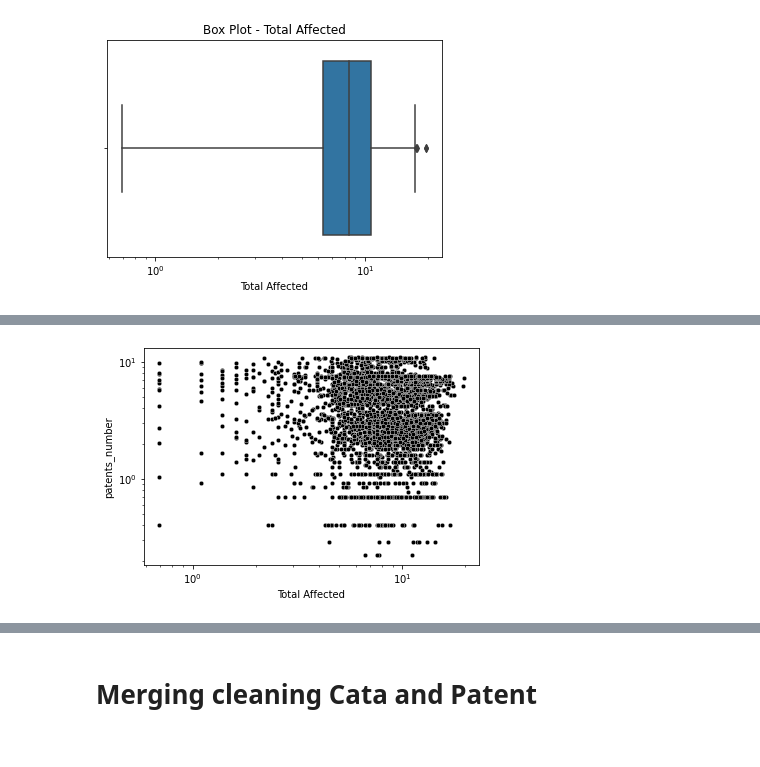
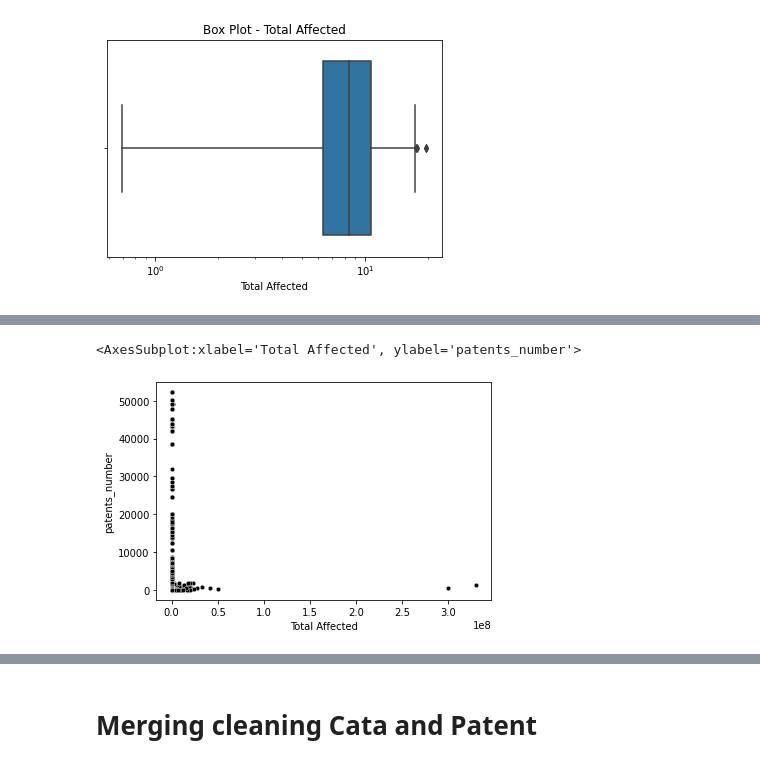
Before and after one commit to igordall/green-patents, a Jupyter notebook: Elephant_V2.ipynb, the cells around one changed output, grey strips where cells are left out. Saved outputs shown, nothing was run; the diff lists cells and outputs as text; code cells hidden in the pictures.

Commit message:
initiated the regressiona analysis :(

```diff
--- a/Elephant_V2.ipynb
+++ b/Elephant_V2.ipynb
@@ -892,7 +970,7 @@ climate_awareness
 # %% [markdown]
 # Merging all datasets
 # %%
-merged = pd.merge(gdp, fdi, on=['Country Name', 'Year'], how='outer')
+merged = pd.merge(gdp, fdi, on=['Country Name', 'Year'], how='inner')
 # %%
 # merged[merged['GDPCap'].isna()]['Country Name'].unique()
 # merged[merged['GDPCap'].isna()]['Country Name'].count()
@@ -946,5 +1012,5 @@ Total Affected                       float64
 Total Damage, Adjusted ('000 US$)    float64
 dtype: object
 # %%
-merged_V3 = pd.merge(merged_V2, reframed_government, on=['Country', 'Year'], how='outer')
+merged_V3 = pd.merge(merged_V2, reframed_government, on=['Country', 'Year'], how='left')
 merged_V3.rename(columns={'Value': 'Gov_value'}, inplace=True)
@@ -991,5 +1088,5 @@ merged_final = merged_final.dropna(subset=['Disaster Type'])
 # %%
 # remuving duplicates of GOV value
-merged_nodup = merged_final.drop_duplicates(subset=merged_final.columns[:9], keep='first')
+merged_nodup = merged_final.drop_duplicates(subset=merged_final.columns[:8], keep='first')
 merged_nodup
 # %% [output]
@@ -1169,0 +1294,3 @@ plt.show()
+# %%
+df_regress_affected = merged_nodup.dropna(subset=['Total Affected'])
+df_regress_damage = merged_nodup.dropna(subset=['Total Damage, Adjusted (\'000 US$)'])
@@ -1170,7 +1310,6 @@ plt.show()
 # %%
 # sns.scatterplot(x='Total Damage, Adjusted (\'000 US$)', y='patents_number', data=merged_nodup, color = "black", s = 20)
-sns.scatterplot(x=np.log1p(merged_nodup['Total Affected']), y=np.log1p(merged_nodup['patents_number']), color = "black", s = 20)
-plt.xscale('log')
-plt.yscale('log')
+sns.scatterplot(x=(df_regress_affected['Total Affected']), y=(df_regress_affected['patents_number']), color = "black", s = 20)
 # %% [output]
+<AxesSubplot:xlabel='Total Affected', ylabel='patents_number'>
-[figure, old version]
+[figure, new version]
```
Also changed, not shown: parts of 62 cells of this notebook.
